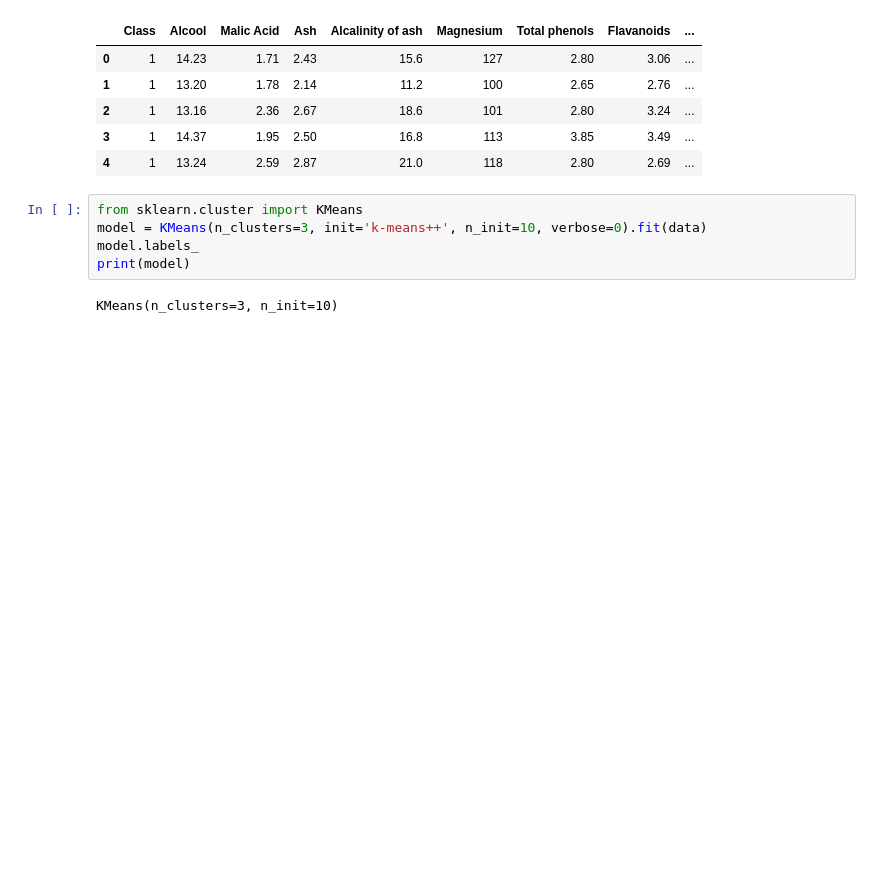
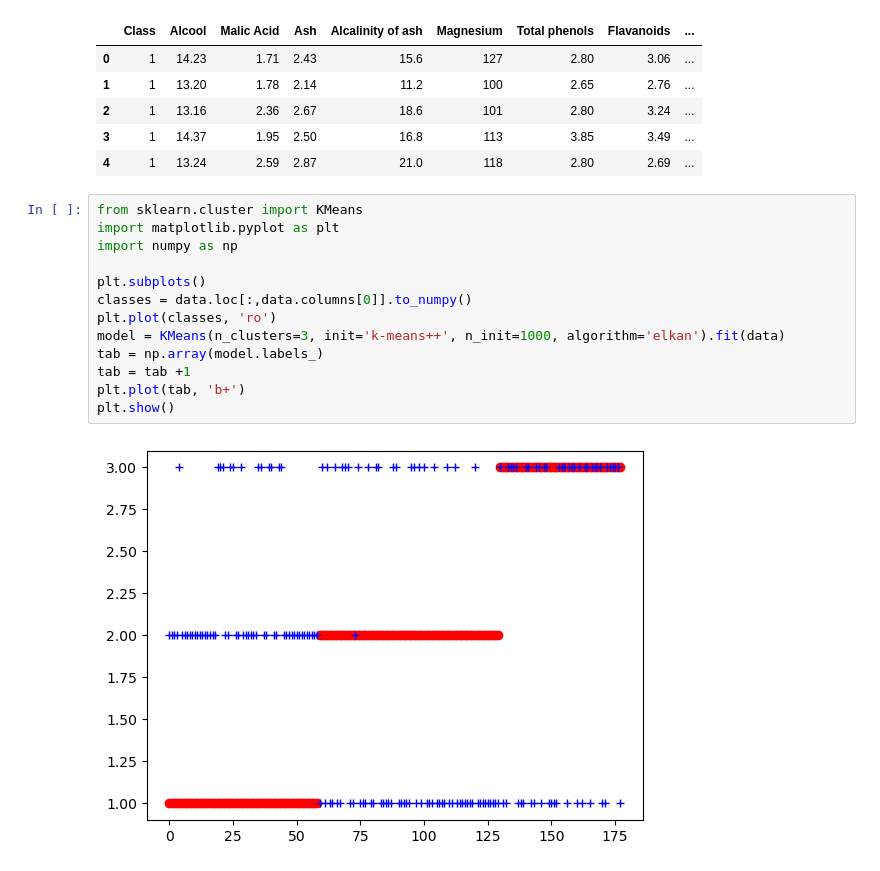
Before and after one commit to netodeabreujoao/projet_traitement_info, a Jupyter notebook: project.ipynb, the cells around one changed output. Saved outputs shown, nothing was run; the diff lists cells and outputs as text; blank space fills up the shorter version.

Commit message:
beaux graphs

```diff
--- a/project.ipynb
+++ b/project.ipynb
@@ -11,8 +11,16 @@ data.head()
 | 4 | 1 | 13.24 | 2.59 | 2.87 | 21.0 | 118 | 2.80 | 2.69 | ... |
 # %%
 from sklearn.cluster import KMeans
-model = KMeans(n_clusters=3, init='k-means++', n_init=10, verbose=0).fit(data)
-model.labels_
-print(model)
+import matplotlib.pyplot as plt
+import numpy as np
+
+plt.subplots()
+classes = data.loc[:,data.columns[0]].to_numpy()
+plt.plot(classes, 'ro')
+model = KMeans(n_clusters=3, init='k-means++', n_init=1000, algorithm='elkan').fit(data)
+tab = np.array(model.labels_)
+tab = tab +1
+plt.plot(tab, 'b+')
+plt.show()
 # %% [output]
-KMeans(n_clusters=3, n_init=10)
+[figure, added]
```
Also changed, not shown: parts of 1 cell of this notebook.
